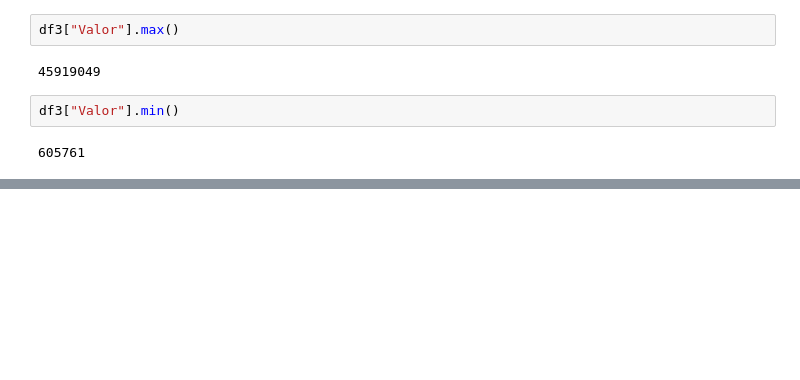
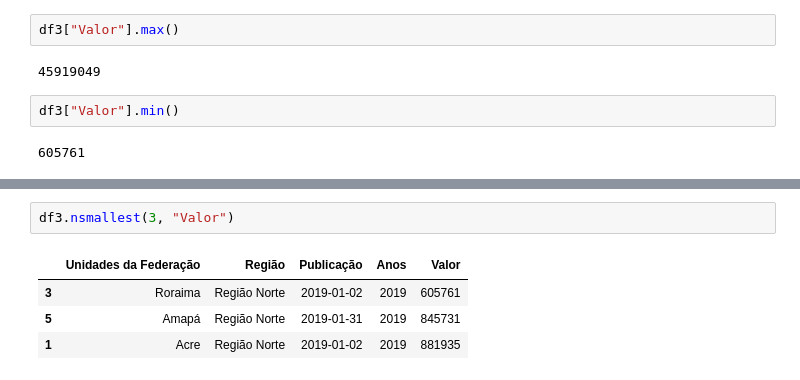
Before and after one commit to cibelemoraes/Ci-ncia-de-dados, a Jupyter notebook: Trabalhando_com_Planilhas_e_Pandas.ipynb, the cells around one changed output, grey strips where cells are left out. Cells and saved outputs as stored; diff of their text form; blank space fills up the shorter version.

```diff
--- a/Trabalhando_com_Planilhas_e_Pandas.ipynb
+++ b/Trabalhando_com_Planilhas_e_Pandas.ipynb
@@ -150,0 +158,7 @@ df3["Valor"].min()
+# %%
+df3.nsmallest(3, "Valor")
+# %% [output]
+|  | Unidades da Federação | Região | Publicação | Anos | Valor |
+| 3 | Roraima | Região Norte | 2019-01-02 | 2019 | 605761 |
+| 5 | Amapá | Região Norte | 2019-01-31 | 2019 | 845731 |
+| 1 | Acre | Região Norte | 2019-01-02 | 2019 | 881935 |
```
Also changed, not shown: parts of 3 cells of this notebook.
